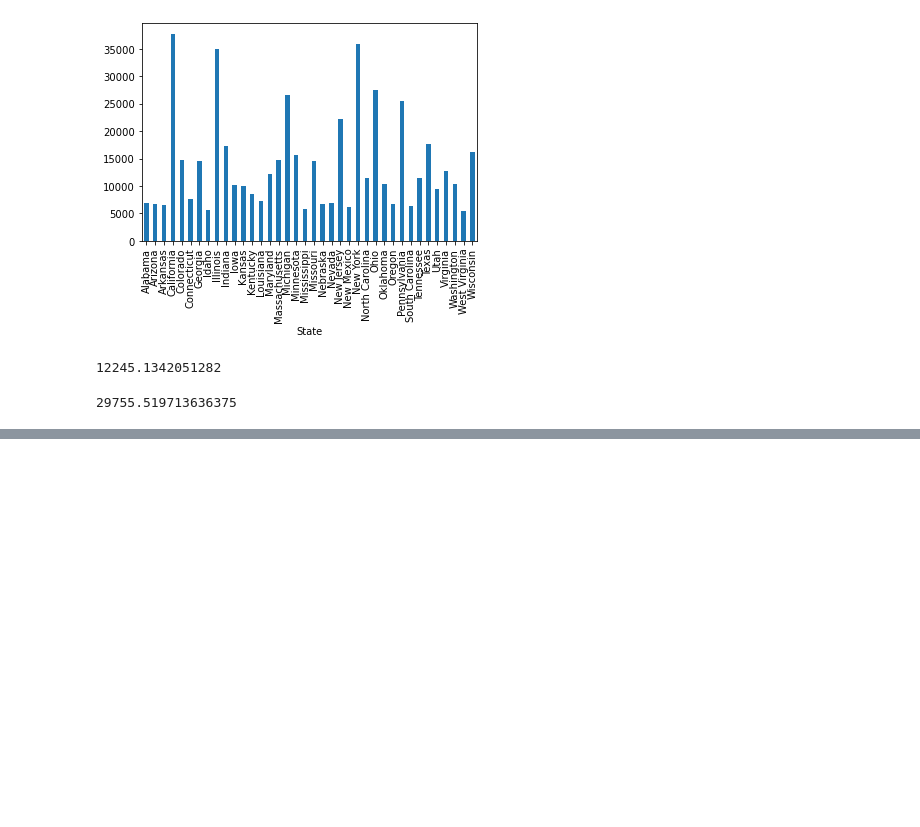
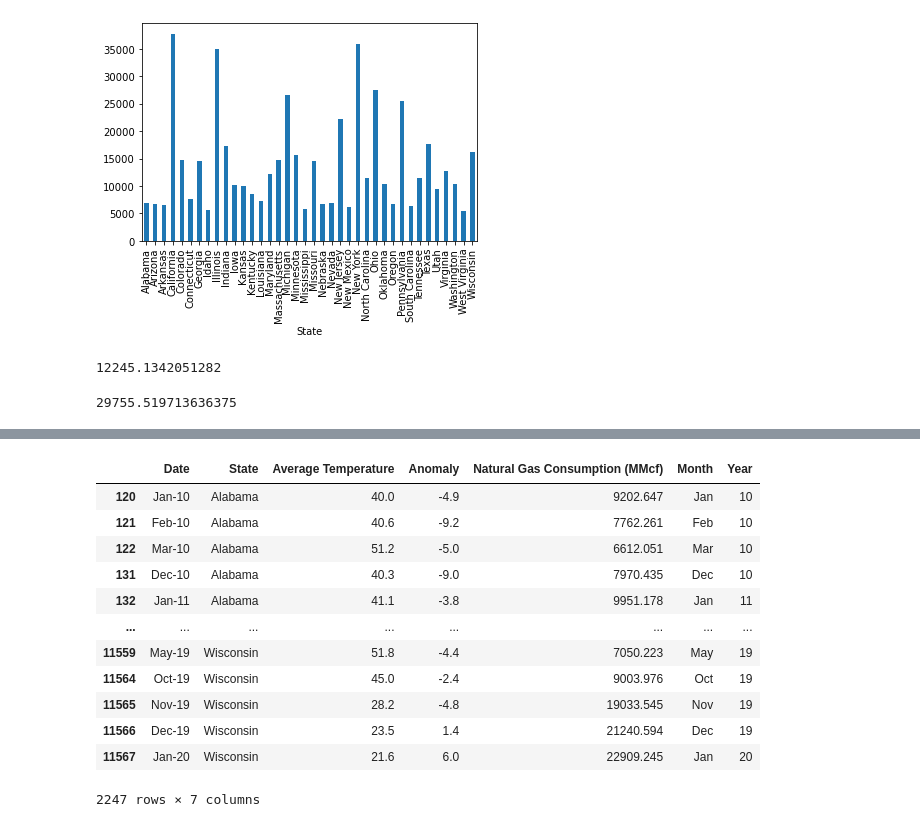
Before and after one commit to kcwf3d/databootcamp_Project_1, a Jupyter notebook: kw/kcw_natural_gas_weather.ipynb, the cells around one changed output, grey strips where cells are left out. Saved outputs shown, nothing was run; the diff lists cells and outputs as text; code cells hidden in the pictures; blank space fills up the shorter version.

```diff
--- a/kw/kcw_natural_gas_weather.ipynb
+++ b/kw/kcw_natural_gas_weather.ipynb
@@ -181,0 +188,17 @@ Text(0, 0.5, 'MMcf')
+# %%
+gas_states[['Month', 'Year']]= gas_states.Date.str.split("-",expand=True)
+gas_states
+# %% [output]
+|  | Date | State | Average Temperature | Anomaly | Natural Gas Consumption (MMcf) | Month | Year |
+| 120 | Jan-10 | Alabama | 40.0 | -4.9 | 9202.647 | Jan | 10 |
+| 121 | Feb-10 | Alabama | 40.6 | -9.2 | 7762.261 | Feb | 10 |
+| 122 | Mar-10 | Alabama | 51.2 | -5.0 | 6612.051 | Mar | 10 |
+| 131 | Dec-10 | Alabama | 40.3 | -9.0 | 7970.435 | Dec | 10 |
+| 132 | Jan-11 | Alabama | 41.1 | -3.8 | 9951.178 | Jan | 11 |
+| ... | ... | ... | ... | ... | ... | ... | ... |
+| 11559 | May-19 | Wisconsin | 51.8 | -4.4 | 7050.223 | May | 19 |
+| 11564 | Oct-19 | Wisconsin | 45.0 | -2.4 | 9003.976 | Oct | 19 |
+| 11565 | Nov-19 | Wisconsin | 28.2 | -4.8 | 19033.545 | Nov | 19 |
+| 11566 | Dec-19 | Wisconsin | 23.5 | 1.4 | 21240.594 | Dec | 19 |
+| 11567 | Jan-20 | Wisconsin | 21.6 | 6.0 | 22909.245 | Jan | 20 |
+2247 rows × 7 columns
```
Also changed, not shown: parts of 14 cells of this notebook, 1 other file.
